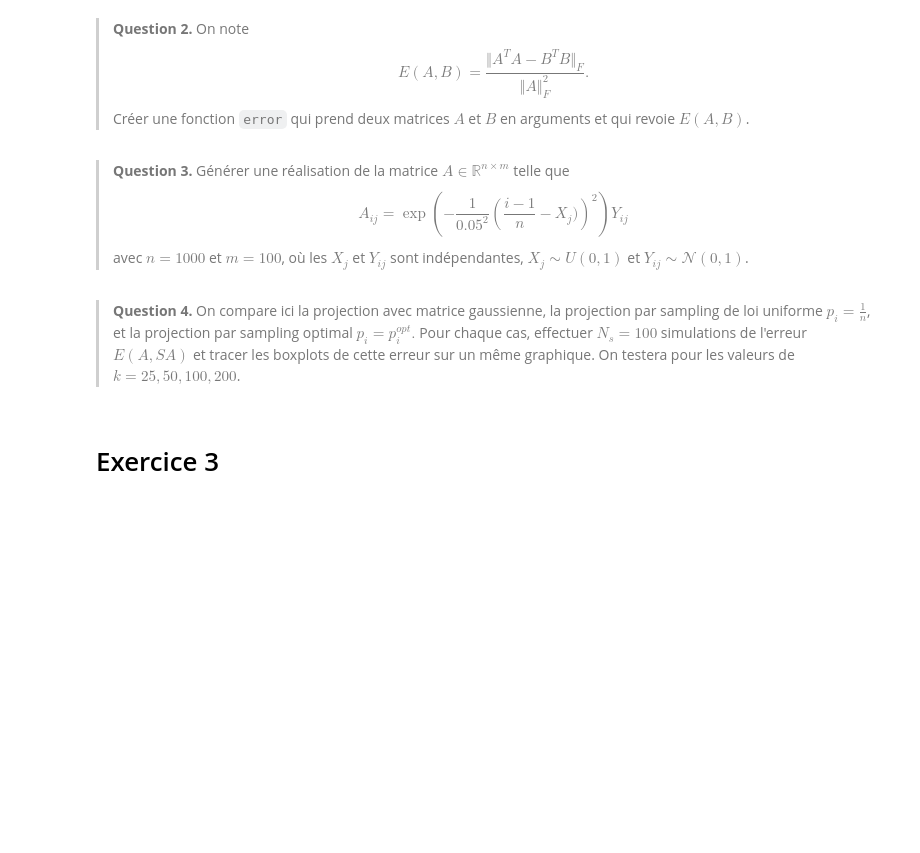
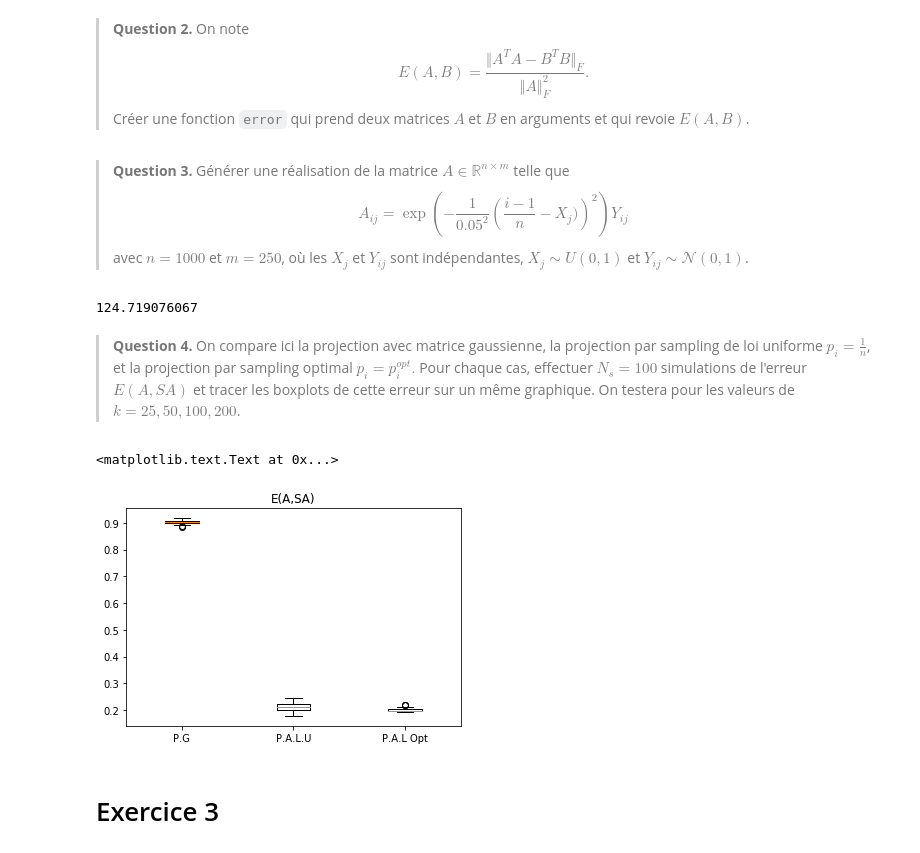
Before and after one commit to Alexsaphir/MethodeNumeriqueDeterministe, a Jupyter notebook: TP - Algebre Lineaire Randomisée (suite)-enonce.ipynb, the cells around one changed output. Cells and saved outputs as stored; diff of their text form; code cells hidden in the pictures; blank space fills up the shorter version.

```diff
--- a/TP - Algebre Lineaire Randomisée (suite)-enonce.ipynb
+++ b/TP - Algebre Lineaire Randomisée (suite)-enonce.ipynb
@@ -44,11 +44,11 @@ def projection_gaussian(A, k):
 
 def projection_sampling(A, k, p):
     (n,m) = A.shape
-    I = np.random.choice(rang(n), m, replace=True, p=p)
-    SA = np.zeros(m,n)
+    I = np.random.choice(range(n), k, replace=True, p=p)
+    SA = np.zeros((m,n))
     SA = A[I, :] / sqrt(k)
-    for i in rang(k):
-        SA[i, :] = A[I[1], :] / sqrt(k*p[I[i]])
+    for i in range(k):
+        SA[i, :] = A[I[i], :] / sqrt(k*p[I[i]])
     return SA
 # %% [markdown]
 >**Question 2.** On note $$E(A,B) = \frac{ \Vert A^TA - B^TB\Vert_F }{ \Vert A \Vert_F^2}.$$ Créer une fonction <code>error</code> qui prend deux matrices $A$ et $B$ en arguments et qui revoie $E(A,B)$.
@@ -60,4 +60,4 @@ def error(A, B):
 $$
 A_{ij} = \exp\left(-\frac{1}{0.05^2}\left(\frac{i-1}{n}-X_j)\right)^2\right)Y_{ij}
 $$
-avec $n=1000$ et $m=100$, où les $X_j$ et $Y_{ij}$ sont indépendantes, $X_j \sim U(0,1)$ et $Y_{ij} \sim \mathcal{N}(0,1)$.
+avec $n=1000$ et $m=250$, où les $X_j$ et $Y_{ij}$ sont indépendantes, $X_j \sim U(0,1)$ et $Y_{ij} \sim \mathcal{N}(0,1)$.
@@ -67,5 +64,40 @@ m = 100
+# %%
+n = 1000
+m = 250
+
+A = np.zeros((n, m))
+for j in range(m):
+    xj = np.random.rand()
+    for i in range(n):
+        A[i, j] = np.exp( -1./.05**2*((i- 1)/n - xj)**2 )*np.random.randn()
+print(np.linalg.norm(A))
+# %% [output]
+124.719076067
 # %% [markdown]
 >**Question 4.** On compare ici la projection avec matrice gaussienne, la projection par sampling de loi uniforme $p_i = \frac{1}{n}$, et la projection par sampling optimal $p_i = p_i^{opt}.$ Pour chaque cas, effectuer $N_s=100$ simulations de l'erreur $E(A,SA)$ et tracer les boxplots de cette erreur sur un même graphique. On testera pour les valeurs de $k=25,50,100,200$.
+# %%
+Ns = 101
+k = 10
+cas = ["P.G", "P.A.L.U", "P.A.L Opt"]
+
+err1 = np.zeros(Ns)
+err2 = np.zeros(Ns)
+err3 = np.zeros(Ns)
+
+punif = np.ones(n) / n
+popt = [np.linalg.norm(A[i, :])**2 for i in range(n) ]
+popt = popt / sum(popt)
+
+for l in range(Ns):
+    err1[l]=error(A,projection_gaussian(A, k))
+    err2[l]=error(A,projection_sampling(A, k, punif))
+    err3[l]=error(A,projection_sampling(A, k, popt))
+
+boxplot([err1, err2, err3], labels = cas)
+title("E(A,SA)")
+# %% [output]
+<matplotlib.text.Text at 0x...>
+[figure, added]
 # %% [markdown]
 # Exercice 3
 # %% [markdown]
```
Also changed, not shown: parts of 6 cells of this notebook.
